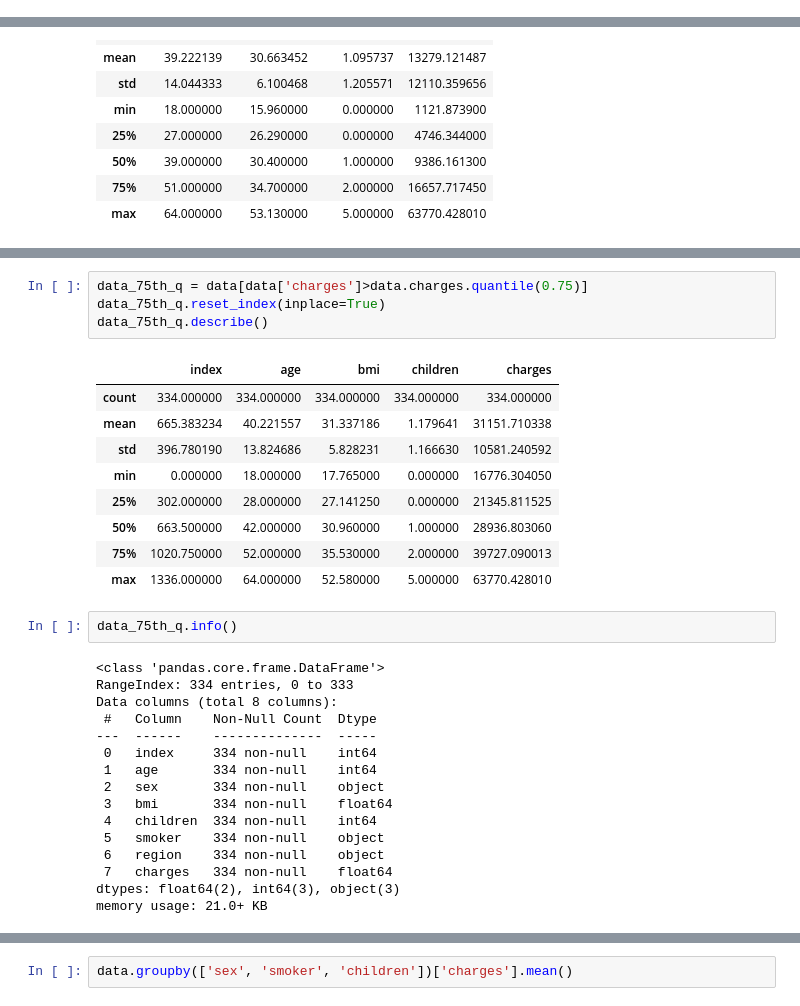
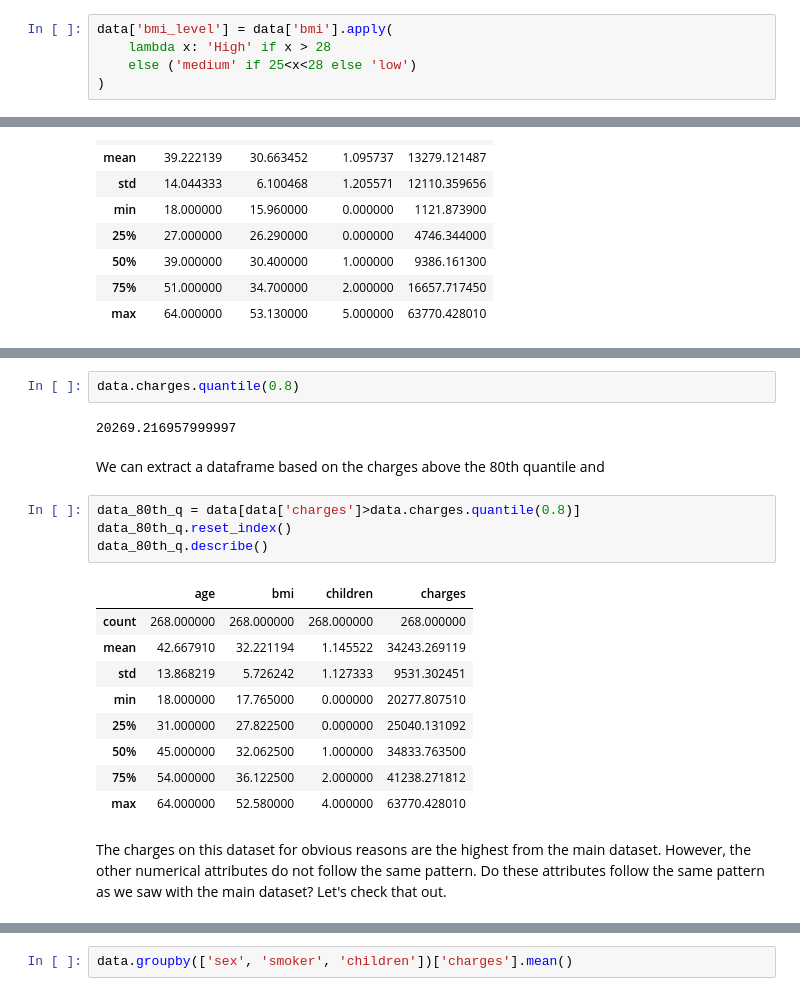
Before and after one commit to ChigozieObika/insurance_premium, a Jupyter notebook: eda.ipynb, the cells around one changed output, grey strips where cells are left out. Cells and saved outputs as stored; diff of their text form.

```diff
--- a/eda.ipynb
+++ b/eda.ipynb
@@ -39,0 +48,5 @@ data.head()
+# %%
+data['bmi_level'] = data['bmi'].apply(
+    lambda x: 'High' if x > 28
+    else ('medium' if 25<x<28 else 'low')
+)
@@ -62,32 +197,22 @@ plt.show()
+# %%
+data.charges.quantile(0.8)
+# %% [output]
+20269.216957999997
+# %% [markdown]
+We can extract a dataframe based on the charges above the 80th quantile and
 # %%
-data_75th_q = data[data['charges']>data.charges.quantile(0.75)]
-data_75th_q.reset_index(inplace=True)
-data_75th_q.describe()
+data_80th_q = data[data['charges']>data.charges.quantile(0.8)]
+data_80th_q.reset_index()
+data_80th_q.describe()
 # %% [output]
-|  | index | age | bmi | children | charges |
-| count | 334.000000 | 334.000000 | 334.000000 | 334.000000 | 334.000000 |
-| mean | 665.383234 | 40.221557 | 31.337186 | 1.179641 | 31151.710338 |
-| std | 396.780190 | 13.824686 | 5.828231 | 1.166630 | 10581.240592 |
-| min | 0.000000 | 18.000000 | 17.765000 | 0.000000 | 16776.304050 |
-| 25% | 302.000000 | 28.000000 | 27.141250 | 0.000000 | 21345.811525 |
-| 50% | 663.500000 | 42.000000 | 30.960000 | 1.000000 | 28936.803060 |
-| 75% | 1020.750000 | 52.000000 | 35.530000 | 2.000000 | 39727.090013 |
-| max | 1336.000000 | 64.000000 | 52.580000 | 5.000000 | 63770.428010 |
+|  | age | bmi | children | charges |
+| count | 268.000000 | 268.000000 | 268.000000 | 268.000000 |
+| mean | 42.667910 | 32.221194 | 1.145522 | 34243.269119 |
+| std | 13.868219 | 5.726242 | 1.127333 | 9531.302451 |
+| min | 18.000000 | 17.765000 | 0.000000 | 20277.807510 |
+| 25% | 31.000000 | 27.822500 | 0.000000 | 25040.131092 |
+| 50% | 45.000000 | 32.062500 | 1.000000 | 34833.763500 |
+| 75% | 54.000000 | 36.122500 | 2.000000 | 41238.271812 |
+| max | 64.000000 | 52.580000 | 4.000000 | 63770.428010 |
-# %%
-data_75th_q.info()
-# %% [output]
-<class 'pandas.core.frame.DataFrame'>
-RangeIndex: 334 entries, 0 to 333
-Data columns (total 8 columns):
- #   Column    Non-Null Count  Dtype
----  ------    --------------  -----
- 0   index     334 non-null    int64
- 1   age       334 non-null    int64
- 2   sex       334 non-null    object
- 3   bmi       334 non-null    float64
- 4   children  334 non-null    int64
- 5   smoker    334 non-null    object
- 6   region    334 non-null    object
- 7   charges   334 non-null    float64
-dtypes: float64(2), int64(3), object(3)
-memory usage: 21.0+ KB
+# %% [markdown]
+The charges on this dataset for obvious reasons are the highest from the main dataset. However, the other numerical attributes do not follow the same pattern. Do these attributes follow the same pattern as we saw with the main dataset? Let's check that out.
```
Also changed, not shown: parts of 37 cells of this notebook.
